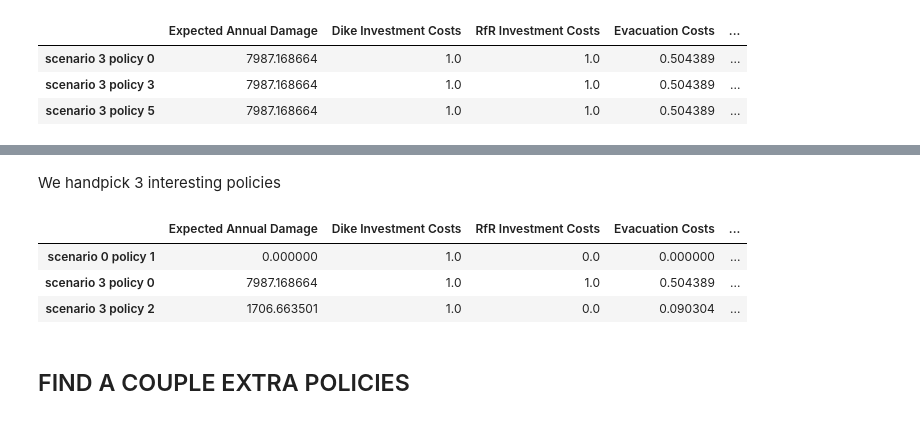
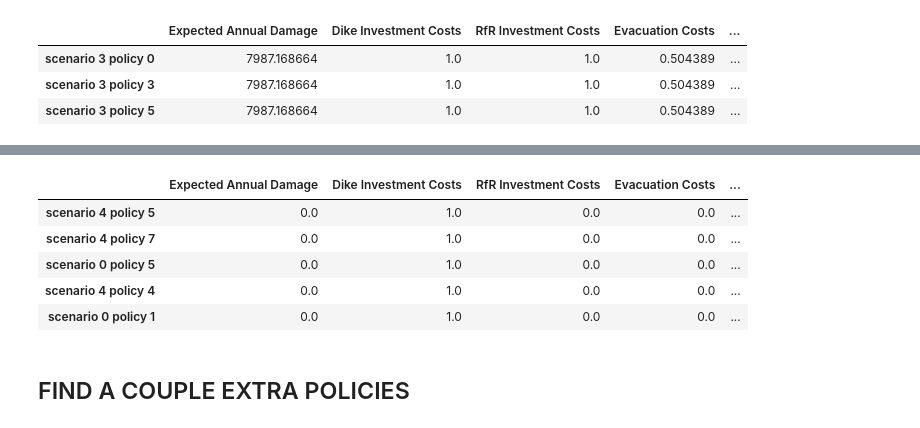
Before and after one commit to willygpv/EPA1361, a Jupyter notebook: final assignment/dike_model/Reevaluation.ipynb, the cells around one changed output, grey strips where cells are left out. Cells and saved outputs as stored; diff of their text form; code cells hidden in the pictures.

```diff
--- a/final assignment/dike_model/Reevaluation.ipynb
+++ b/final assignment/dike_model/Reevaluation.ipynb
@@ -237,18 +235,14 @@ df_lol
 # ADAPTIVE POLICIES
 
 # df_lol_2 = outcomes_reev_df[outcomes_reev_df['policy'] == data_rfr.index[0]]
-# %% [markdown]
-We handpick 3 interesting policies
-# %%
-potential_policies = [data_death.index[-1], data_rfr.index[0], data_damage.index[-1]]
-potential_policies
-# ['scenario 3 policy 2', 'scenario 3 policy 0', 'scenario 0 policy 1']
-
-
-data_policies = data[data.index.isin(potential_policies)]
-data_policies
-# %% [output]
-|  | Expected Annual Damage | Dike Investment Costs | RfR Investment Costs | Evacuation Costs | ... |
-| scenario 0 policy 1 | 0.000000 | 1.0 | 0.0 | 0.000000 | ... |
-| scenario 3 policy 0 | 7987.168664 | 1.0 | 1.0 | 0.504389 | ... |
-| scenario 3 policy 2 | 1706.663501 | 1.0 | 0.0 | 0.090304 | ... |
+# %%
+data_damage = data.sort_values(by=['Expected Annual Damage']).head()
+data_damage = data_damage.sort_values(by=['Expected Number of Deaths']).head()
+data_damage
+# %% [output]
+|  | Expected Annual Damage | Dike Investment Costs | RfR Investment Costs | Evacuation Costs | ... |
+| scenario 4 policy 5 | 0.0 | 1.0 | 0.0 | 0.0 | ... |
+| scenario 4 policy 7 | 0.0 | 1.0 | 0.0 | 0.0 | ... |
+| scenario 0 policy 5 | 0.0 | 1.0 | 0.0 | 0.0 | ... |
+| scenario 4 policy 4 | 0.0 | 1.0 | 0.0 | 0.0 | ... |
+| scenario 0 policy 1 | 0.0 | 1.0 | 0.0 | 0.0 | ... |
```
Also changed, not shown: parts of 18 cells of this notebook, 12 other files.
